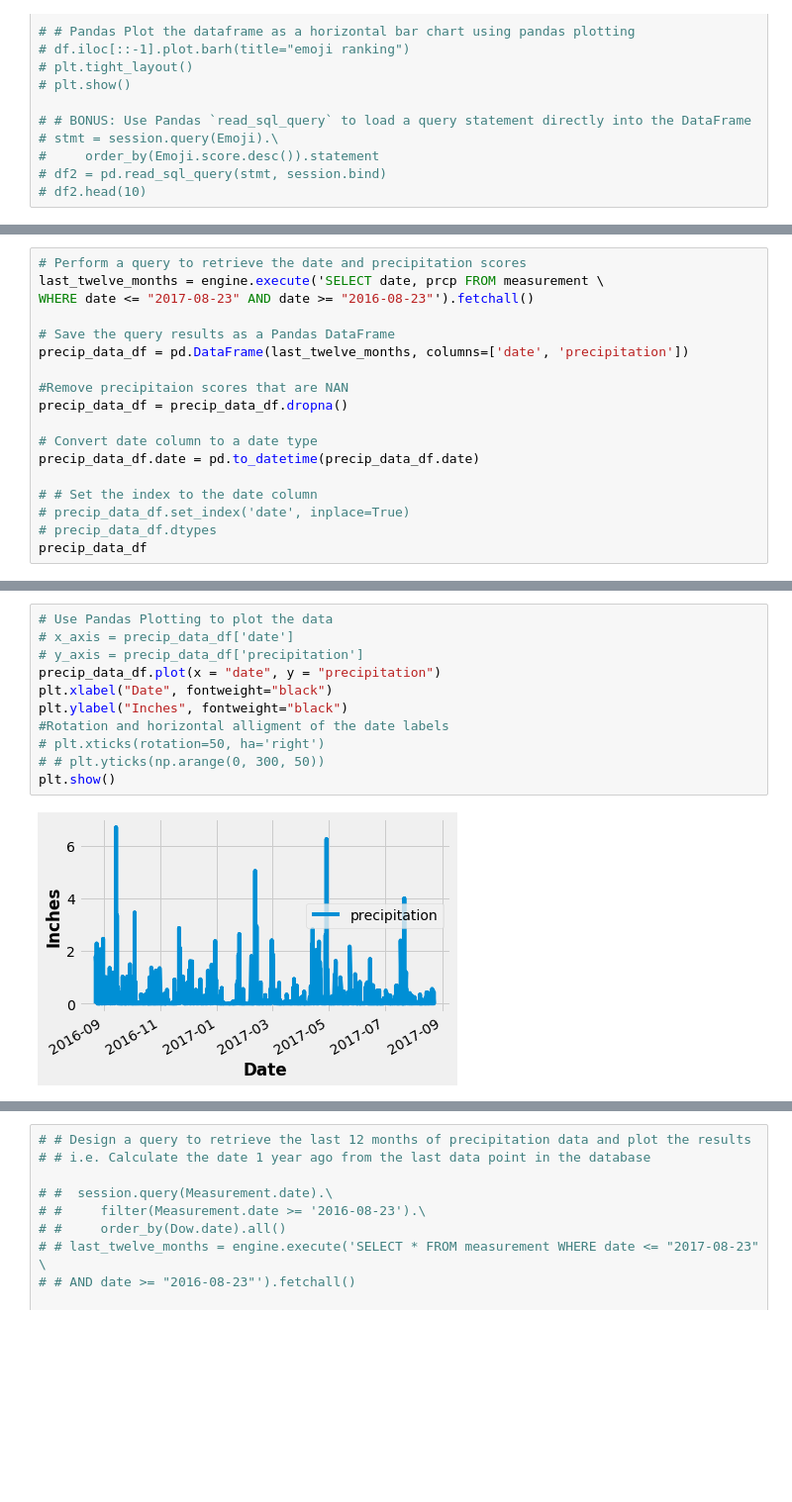
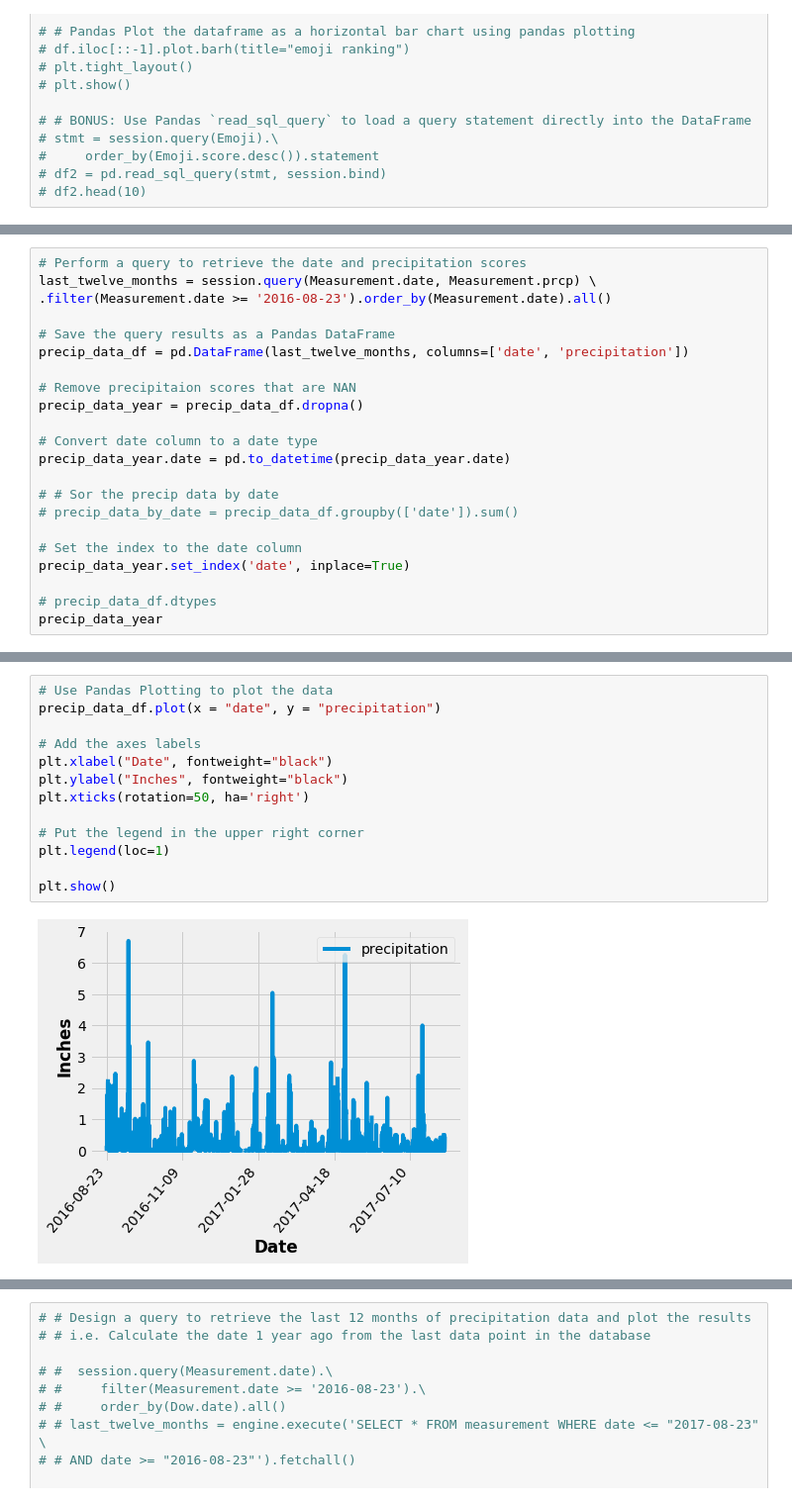
Before and after one commit to Michelin96/sqlalchemy-challenge, a Jupyter notebook: climate.ipynb, the cells around one changed output, grey strips where cells are left out. Shown: that part at 99% size. Drawn from its saved outputs; the diff is of its cells as text; blank space fills up the shorter version.

```diff
--- a/climate.ipynb
+++ b/climate.ipynb
@@ -143,19 +147,23 @@ last_twelve_months = session.query(Measurement.date, Measurement.prcp) \
 # %%
 # Perform a query to retrieve the date and precipitation scores
-last_twelve_months = engine.execute('SELECT date, prcp FROM measurement \
-WHERE date <= "2017-08-23" AND date >= "2016-08-23"').fetchall()
+last_twelve_months = session.query(Measurement.date, Measurement.prcp) \
+.filter(Measurement.date >= '2016-08-23').order_by(Measurement.date).all()
 
 # Save the query results as a Pandas DataFrame
 precip_data_df = pd.DataFrame(last_twelve_months, columns=['date', 'precipitation'])
 
-#Remove precipitaion scores that are NAN
-precip_data_df = precip_data_df.dropna()
+# Remove precipitaion scores that are NAN
+precip_data_year = precip_data_df.dropna()
 
 # Convert date column to a date type
-precip_data_df.date = pd.to_datetime(precip_data_df.date)
+precip_data_year.date = pd.to_datetime(precip_data_year.date)
 
-# # Set the index to the date column
-# precip_data_df.set_index('date', inplace=True)
+# # Sor the precip data by date
+# precip_data_by_date = precip_data_df.groupby(['date']).sum()
+
+# Set the index to the date column
+precip_data_year.set_index('date', inplace=True)
+
 # precip_data_df.dtypes
-precip_data_df
+precip_data_year
 # %% [output]
@@ -175,13 +184,15 @@ precip_data_df
 # %%
 # Use Pandas Plotting to plot the data
-# x_axis = precip_data_df['date']
-# y_axis = precip_data_df['precipitation']
 precip_data_df.plot(x = "date", y = "precipitation")
+
+# Add the axes labels
 plt.xlabel("Date", fontweight="black")
 plt.ylabel("Inches", fontweight="black")
-#Rotation and horizontal alligment of the date labels
-# plt.xticks(rotation=50, ha='right')
-# # plt.yticks(np.arange(0, 300, 50))
+plt.xticks(rotation=50, ha='right')
+
+# Put the legend in the upper right corner
+plt.legend(loc=1)
+
 plt.show()
 # %% [output]
-[figure, old version]
+[figure, new version]
```
Also changed, not shown: parts of 13 cells of this notebook.
